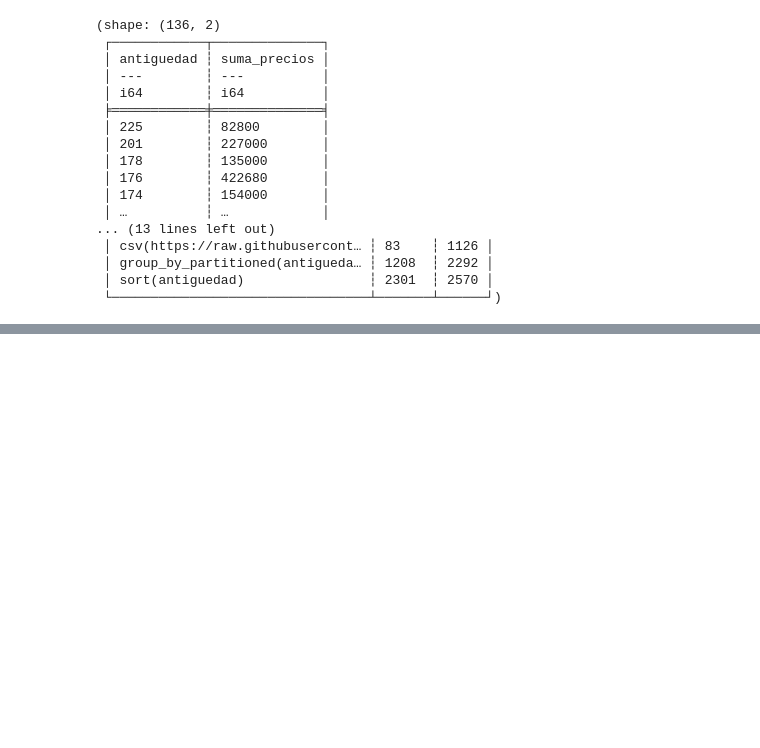
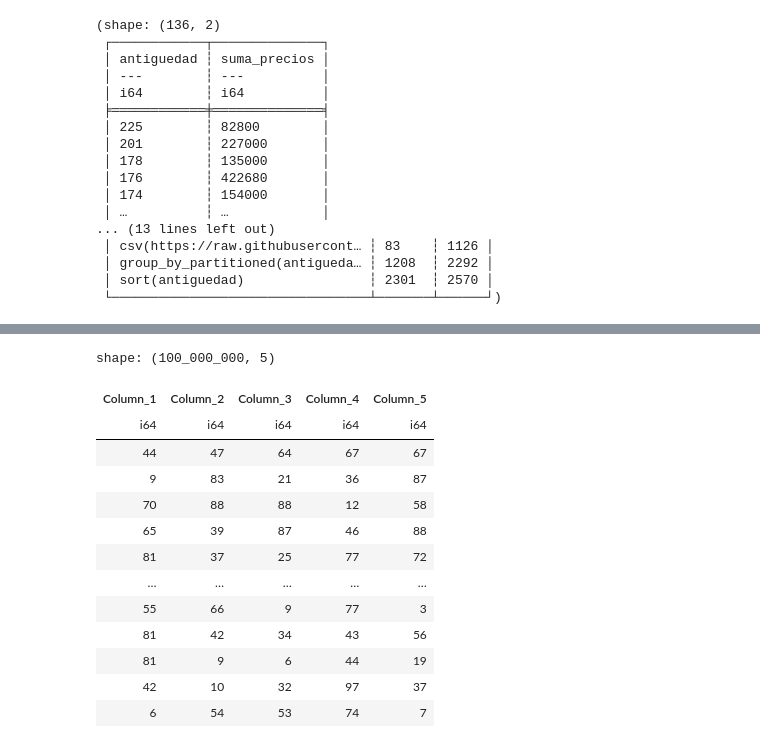
Before and after one commit to Viny2030/colabs, a Jupyter notebook: Lazy_Frames.ipynb, the cells around one changed output, grey strips where cells are left out. Drawn from its saved outputs; the diff is of its cells as text; code cells hidden in the pictures; blank space fills up the shorter version.

```diff
--- a/Lazy_Frames.ipynb
+++ b/Lazy_Frames.ipynb
@@ -1199,0 +1263,13 @@ query_df.profile(show_plot=True)
+# %%
+%%time
+np.random.seed(0)
+
+num_rows = 100_000_000
+num_columns = 5
+
+# Crear un marco de datos con datos aleatorios
+# Cambiado: pase los datos y los nombres de la columna utilizando el argumento del esquema
+data = np.random.randint(0, 100, size=(num_rows, num_columns))
+schema = {f'Column_{i}': pl.Int64 for i in range(1, num_columns + 1)}
+df_polars = pl.LazyFrame(data, schema=schema)
+df_polars
@@ -1199,0 +1280,4 @@ query_df.profile(show_plot=True)
+# %%
+%time
+df_polars.collect()
+# %% [output]
@@ -1199,0 +1286,14 @@ query_df.profile(show_plot=True)
+shape: (100_000_000, 5)
+| Column_1 | Column_2 | Column_3 | Column_4 | Column_5 |
+| i64 | i64 | i64 | i64 | i64 |
+| 44 | 47 | 64 | 67 | 67 |
+| 9 | 83 | 21 | 36 | 87 |
+| 70 | 88 | 88 | 12 | 58 |
+| 65 | 39 | 87 | 46 | 88 |
+| 81 | 37 | 25 | 77 | 72 |
+| … | … | … | … | … |
+| 55 | 66 | 9 | 77 | 3 |
+| 81 | 42 | 34 | 43 | 56 |
+| 81 | 9 | 6 | 44 | 19 |
+| 42 | 10 | 32 | 97 | 37 |
+| 6 | 54 | 53 | 74 | 7 |
```
Also changed, not shown: parts of 9 cells of this notebook.
